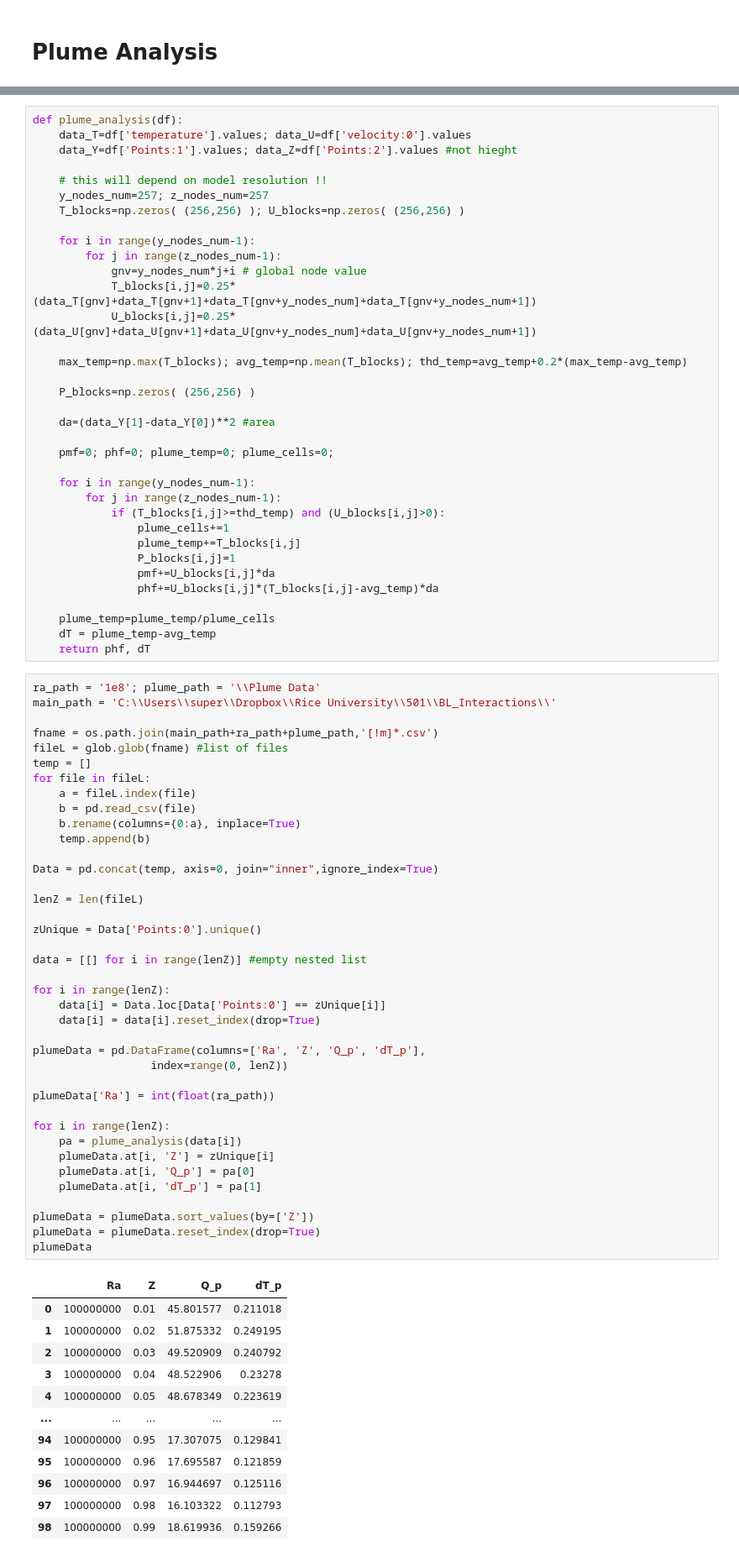
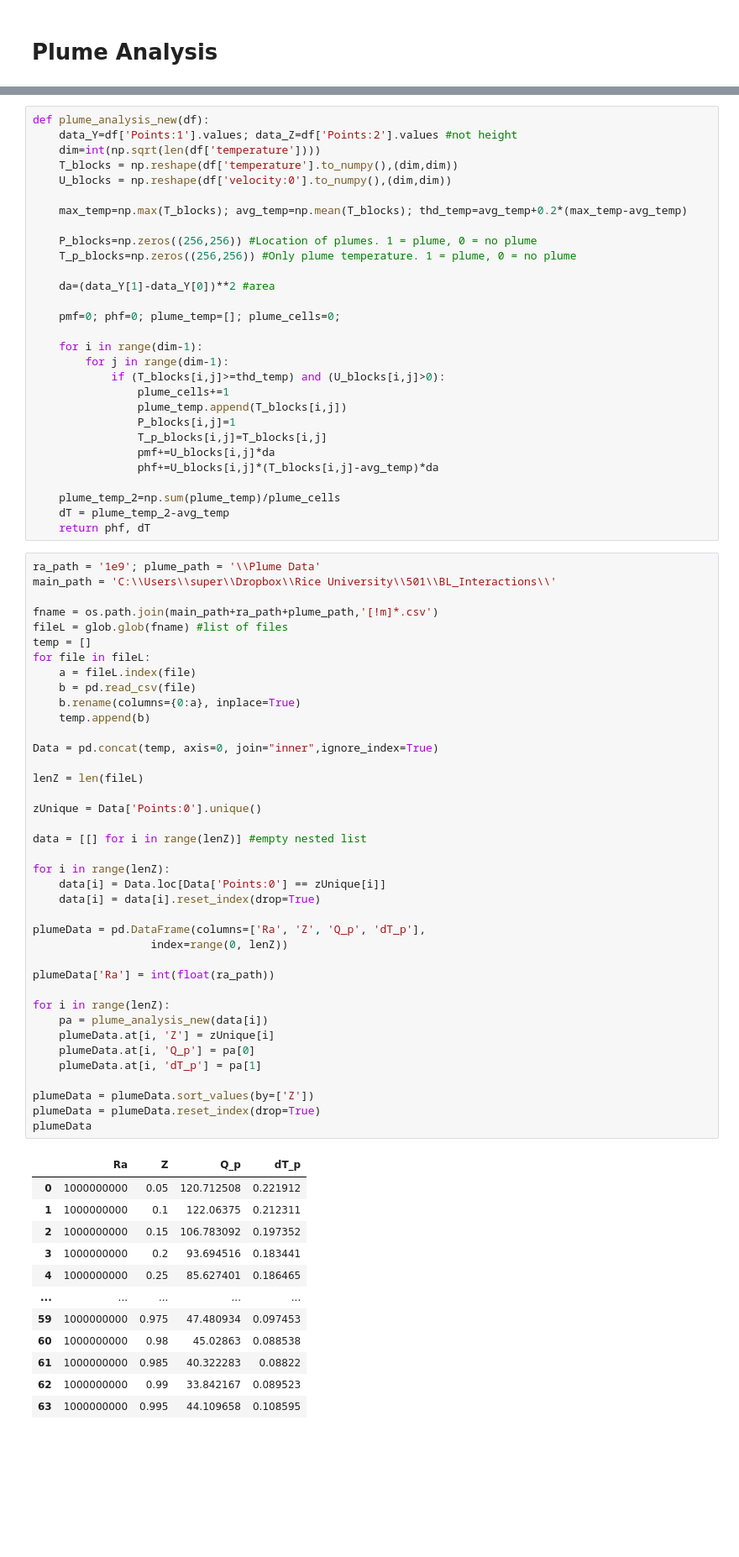
Before and after one commit to juliangtCode/CitcomCU-Notebooks, a Jupyter notebook: Basal Heating/Plume Analysis Get.ipynb, the cells around one changed output, grey strips where cells are left out. Shown at 84% size. Drawn from its saved outputs; the diff is of its cells as text; blank space fills up the shorter version.

```diff
--- a/Basal Heating/Plume Analysis Get.ipynb
+++ b/Basal Heating/Plume Analysis Get.ipynb
@@ -24,40 +25,34 @@ plt.rcParams['lines.markersize'] = 1.
 # %%
-def plume_analysis(df):
-    data_T=df['temperature'].values; data_U=df['velocity:0'].values
-    data_Y=df['Points:1'].values; data_Z=df['Points:2'].values #not hieght
-
-    # this will depend on model resolution !!
-    y_nodes_num=257; z_nodes_num=257
-    T_blocks=np.zeros( (256,256) ); U_blocks=np.zeros( (256,256) )
-
-    for i in range(y_nodes_num-1):
-        for j in range(z_nodes_num-1):
-            gnv=y_nodes_num*j+i # global node value
-            T_blocks[i,j]=0.25*(data_T[gnv]+data_T[gnv+1]+data_T[gnv+y_nodes_num]+data_T[gnv+y_nodes_num+1])
-            U_blocks[i,j]=0.25*(data_U[gnv]+data_U[gnv+1]+data_U[gnv+y_nodes_num]+data_U[gnv+y_nodes_num+1])
+def plume_analysis_new(df):
+    data_Y=df['Points:1'].values; data_Z=df['Points:2'].values #not height
+    dim=int(np.sqrt(len(df['temperature'])))
+    T_blocks = np.reshape(df['temperature'].to_numpy(),(dim,dim))
+    U_blocks = np.reshape(df['velocity:0'].to_numpy(),(dim,dim))
 
     max_temp=np.max(T_blocks); avg_temp=np.mean(T_blocks); thd_temp=avg_temp+0.2*(max_temp-avg_temp)
 
-    P_blocks=np.zeros( (256,256) )
+    P_blocks=np.zeros((256,256)) #Location of plumes. 1 = plume, 0 = no plume
+    T_p_blocks=np.zeros((256,256)) #Only plume temperature. 1 = plume, 0 = no plume
 
     da=(data_Y[1]-data_Y[0])**2 #area
 
-    pmf=0; phf=0; plume_temp=0; plume_cells=0;
+    pmf=0; phf=0; plume_temp=[]; plume_cells=0;
 
-    for i in range(y_nodes_num-1):
-        for j in range(z_nodes_num-1):
+    for i in range(dim-1):
+        for j in range(dim-1):
             if (T_blocks[i,j]>=thd_temp) and (U_blocks[i,j]>0):
                 plume_cells+=1
-                plume_temp+=T_blocks[i,j]
+                plume_temp.append(T_blocks[i,j])
                 P_blocks[i,j]=1
+                T_p_blocks[i,j]=T_blocks[i,j]
                 pmf+=U_blocks[i,j]*da
                 phf+=U_blocks[i,j]*(T_blocks[i,j]-avg_temp)*da
 
-    plume_temp=plume_temp/plume_cells
-    dT = plume_temp-avg_temp
+    plume_temp_2=np.sum(plume_temp)/plume_cells
+    dT = plume_temp_2-avg_temp
     return phf, dT
 # %%
-ra_path = '1e8'; plume_path = '\\Plume Data'
+ra_path = '1e9'; plume_path = '\\Plume Data'
 main_path = 'C:\\Users\\super\\Dropbox\\Rice University\\501\\BL_Interactions\\'
 
 fname = os.path.join(main_path+ra_path+plume_path,'[!m]*.csv')
@@ -69,42 +64,42 @@ for file in fileL:
     b.rename(columns={0:a}, inplace=True)
     temp.append(b)
 
 Data = pd.concat(temp, axis=0, join="inner",ignore_index=True)
 
 lenZ = len(fileL)
 
 zUnique = Data['Points:0'].unique()
 
 data = [[] for i in range(lenZ)] #empty nested list
 
 for i in range(lenZ):
     data[i] = Data.loc[Data['Points:0'] == zUnique[i]]
     data[i] = data[i].reset_index(drop=True)
 
 plumeData = pd.DataFrame(columns=['Ra', 'Z', 'Q_p', 'dT_p'],
                   index=range(0, lenZ))
 
 plumeData['Ra'] = int(float(ra_path))
 
 for i in range(lenZ):
-    pa = plume_analysis(data[i])
+    pa = plume_analysis_new(data[i])
     plumeData.at[i, 'Z'] = zUnique[i]
     plumeData.at[i, 'Q_p'] = pa[0]
     plumeData.at[i, 'dT_p'] = pa[1]
 
 plumeData = plumeData.sort_values(by=['Z'])
 plumeData = plumeData.reset_index(drop=True)
 plumeData
 # %% [output]
 |  | Ra | Z | Q_p | dT_p |
-| 0 | 100000000 | 0.01 | 45.801577 | 0.211018 |
-| 1 | 100000000 | 0.02 | 51.875332 | 0.249195 |
-| 2 | 100000000 | 0.03 | 49.520909 | 0.240792 |
-| 3 | 100000000 | 0.04 | 48.522906 | 0.23278 |
-| 4 | 100000000 | 0.05 | 48.678349 | 0.223619 |
+| 0 | 1000000000 | 0.05 | 120.712508 | 0.221912 |
+| 1 | 1000000000 | 0.1 | 122.06375 | 0.212311 |
+| 2 | 1000000000 | 0.15 | 106.783092 | 0.197352 |
+| 3 | 1000000000 | 0.2 | 93.694516 | 0.183441 |
+| 4 | 1000000000 | 0.25 | 85.627401 | 0.186465 |
 | ... | ... | ... | ... | ... |
-| 94 | 100000000 | 0.95 | 17.307075 | 0.129841 |
-| 95 | 100000000 | 0.96 | 17.695587 | 0.121859 |
-| 96 | 100000000 | 0.97 | 16.944697 | 0.125116 |
-| 97 | 100000000 | 0.98 | 16.103322 | 0.112793 |
-| 98 | 100000000 | 0.99 | 18.619936 | 0.159266 |
+| 59 | 1000000000 | 0.975 | 47.480934 | 0.097453 |
+| 60 | 1000000000 | 0.98 | 45.02863 | 0.088538 |
+| 61 | 1000000000 | 0.985 | 40.322283 | 0.08822 |
+| 62 | 1000000000 | 0.99 | 33.842167 | 0.089523 |
+| 63 | 1000000000 | 0.995 | 44.109658 | 0.108595 |
```
Also changed, not shown: parts of 6 cells of this notebook, 1 other file.
